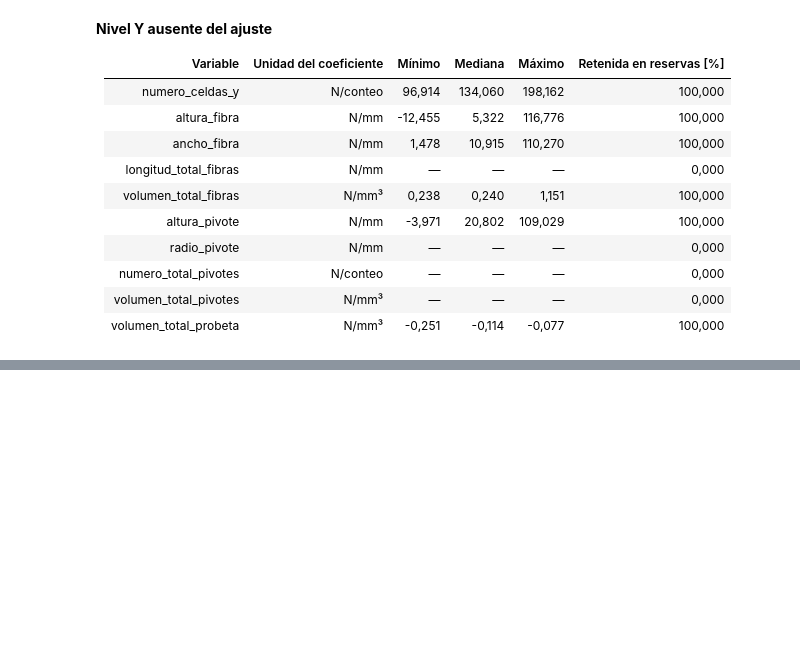
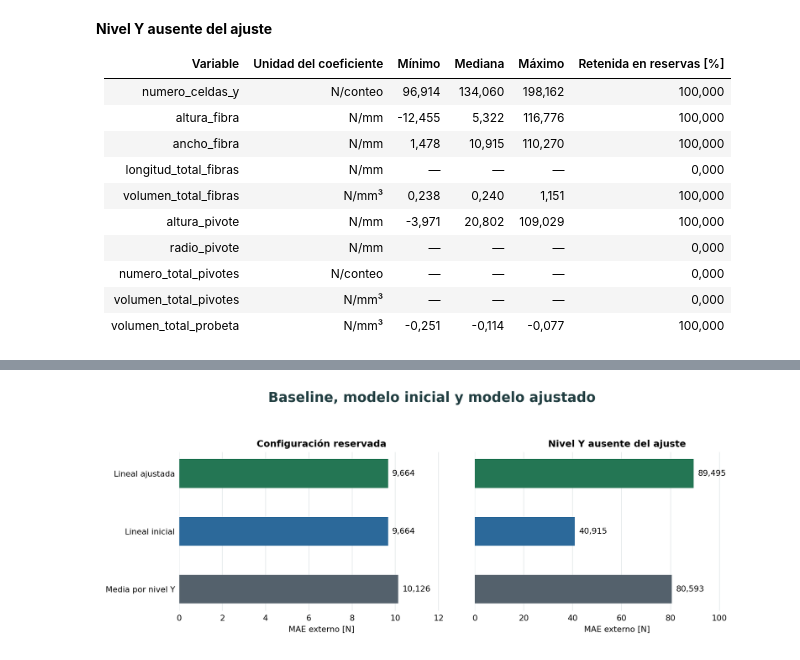
Before and after one commit to melissaaylasb-sudo/T02_MIA14_SeccionB, a Jupyter notebook: notebooks/Comparativa_6_Modelos_Regresion_Pantograficas.ipynb, the cells around one changed output, grey strips where cells are left out. Saved outputs shown, nothing was run; the diff lists cells and outputs as text; code cells hidden in the pictures; blank space fills up the shorter version.

```diff
--- a/notebooks/Comparativa_6_Modelos_Regresion_Pantograficas.ipynb
+++ b/notebooks/Comparativa_6_Modelos_Regresion_Pantograficas.ipynb
@@ -552,0 +700,6 @@ vista.mostrar_coeficientes_ganador(detalle["coeficientes"])
+# %%
+comparacion_optuna = comparar_resultados_optuna(
+    analisis.predicciones_externas, predicciones_optuna,
+    detalle["grupos"], analisis.politica["banda_descriptiva_N"],
+)
+vista.mostrar_comparacion_optuna(comparacion_optuna["metricas"])
@@ -552,0 +721,4 @@ vista.mostrar_coeficientes_ganador(detalle["coeficientes"])
+# %%
+graficas.mostrar(graficas.comparacion_optuna, comparacion_optuna["metricas"])
+# %% [output]
+[figure, added]
```
Also changed, not shown: parts of 37 cells of this notebook, 3 other files.
